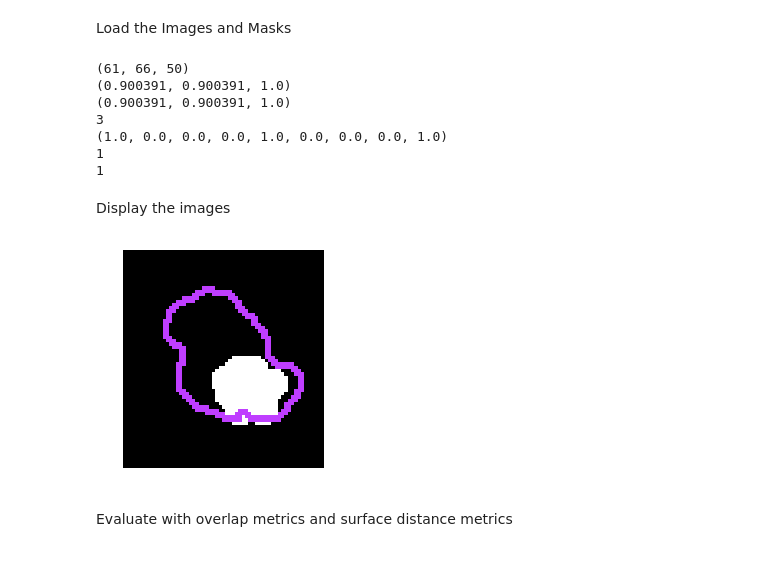
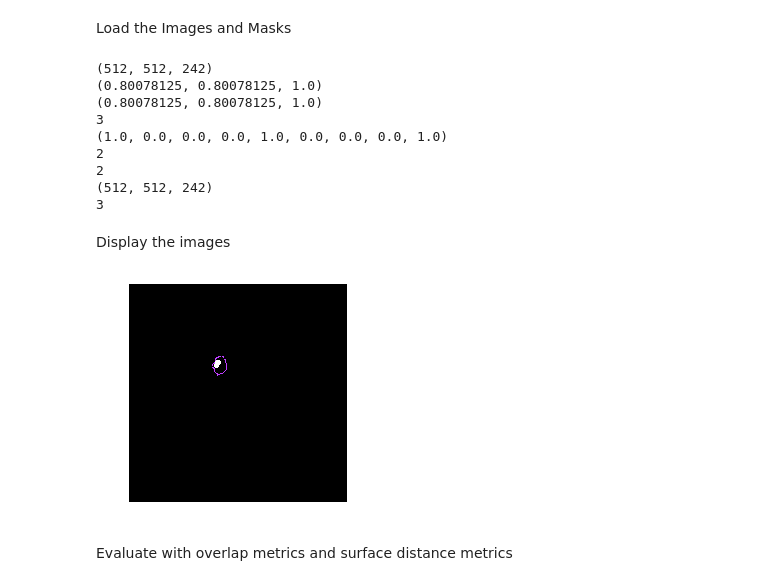
Before and after one commit to rmsandu/segmentation-eval, a Jupyter notebook: SegmentationEval.ipynb, the cells around one changed output. Saved outputs shown, nothing was run; the diff lists cells and outputs as text; code cells hidden in the pictures.

Commit message:
display overlaid segmentation masks using simpleitk in jupyter notebook

```diff
--- a/SegmentationEval.ipynb
+++ b/SegmentationEval.ipynb
@@ -59,9 +78,11 @@ def sitk_show(img, title=None, margin=0.05, dpi=40 ):
 # %% [markdown]
 Load the Images and Masks
 # %%
-image = sitk.ReadImage("tumorSegm", sitk.sitkUInt8)
+#image = sitk.ReadImage("tumorSegm", sitk.sitkUInt8)
+image = read_dcm.resizedTumorMask
 
-segmentation =  sitk.ReadImage("ablationSegm",sitk.sitkUInt8)
+#segmentation =  sitk.ReadImage("ablationSegm",sitk.sitkUInt8)
+segmentation = read_dcm.resizedAblationMask
 # %%
 print(image.GetSize())
 print(image.GetSpacing())
@@ -70,22 +91,26 @@ print(image.GetDimension())
 print(image.GetDirection())
 print(image.GetPixelIDValue())
 print(segmentation.GetPixelIDValue())
+print(segmentation.GetSize())
+print(segmentation.GetDimension())
 # %% [output]
-(61, 66, 50)
-(0.900391, 0.900391, 1.0)
-(0.900391, 0.900391, 1.0)
+(512, 512, 242)
+(0.80078125, 0.80078125, 1.0)
+(0.80078125, 0.80078125, 1.0)
 3
 (1.0, 0.0, 0.0, 0.0, 1.0, 0.0, 0.0, 0.0, 1.0)
-1
-1
+2
+2
+(512, 512, 242)
+3
 # %% [markdown]
 Display the images
 # %%
 interact(display_with_overlay,
-         slice_number = (0, image.GetSize()[1]-1), image = fixed(image),
-         segs = fixed(segmentation), window_min = fixed(-1024), window_max=fixed(976));
+         slice_number = (0, image.GetSize()[2]-1), image = fixed(image),
+         segs = fixed(segmentation), window_min = fixed(0), window_max=fixed(1));
 # %% [output]
-[figure, old version]
+[figure, new version]
 # %% [markdown]
 Evaluate with overlap metrics and surface distance metrics
 # %%
```
Also changed, not shown: parts of 1 cell of this notebook, 2 other files.
